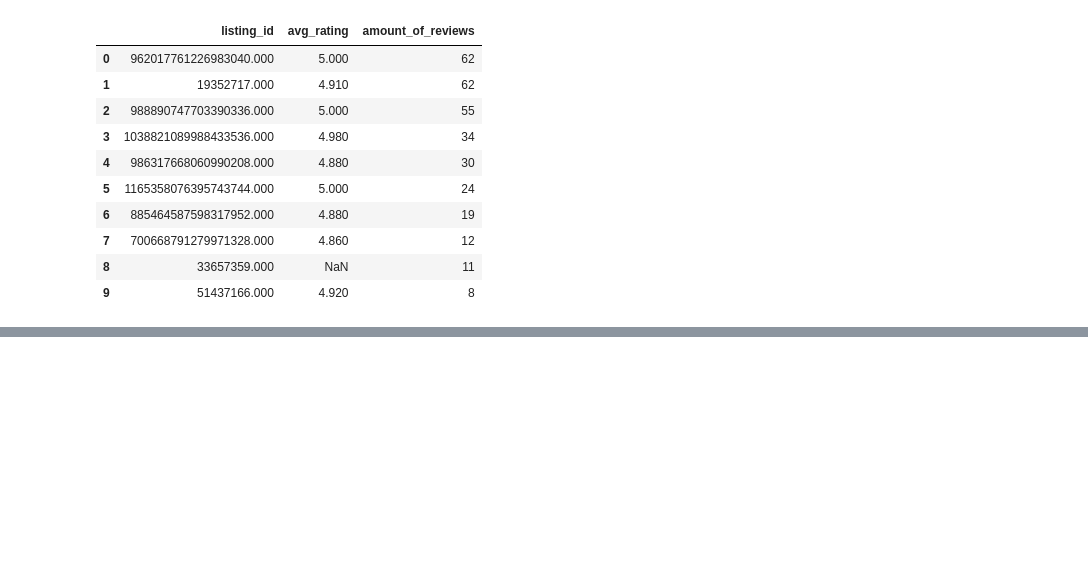
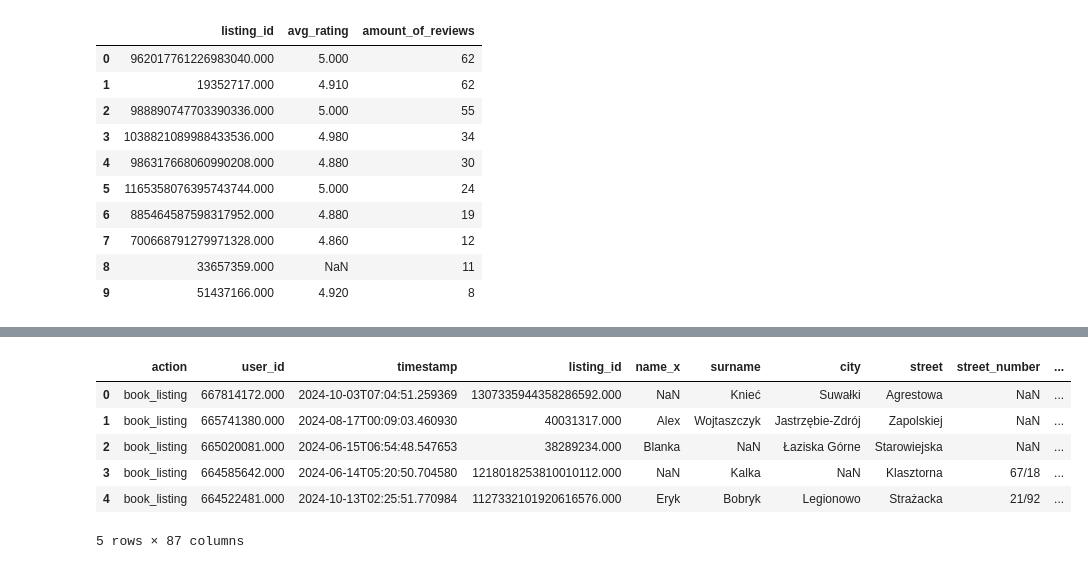
Before and after one commit to psiku/IUM-long-stay-insights, a Jupyter notebook: notebooks/data_v1_eda.ipynb, the cells around one changed output, grey strips where cells are left out. Saved outputs shown, nothing was run; the diff lists cells and outputs as text; code cells hidden in the pictures; blank space fills up the shorter version.

```diff
--- a/notebooks/data_v1_eda.ipynb
+++ b/notebooks/data_v1_eda.ipynb
@@ -1027,0 +1120,21 @@ listing_avg_scores.head(10)
+# %%
+df_2 = pd.merge(
+    df,
+    listings_dataframe,
+    how='inner',
+    left_on='listing_id',
+    right_on='id'
+)
+
+df_2.drop(columns=['id'], axis=1, inplace=True)
+
+df_2['booking_date'] = pd.to_datetime(df_2['timestamp']).dt.date
+df_2.head()
+# %% [output]
+|  | action | user_id | timestamp | listing_id | name_x | surname | city | street | street_number | ... |
+| 0 | book_listing | 667814172.000 | 2024-10-03T07:04:51.259369 | 1307335944358286592.000 | NaN | Knieć | Suwałki | Agrestowa | NaN | ... |
+| 1 | book_listing | 665741380.000 | 2024-08-17T00:09:03.460930 | 40031317.000 | Alex | Wojtaszczyk | Jastrzębie-Zdrój | Zapolskiej | NaN | ... |
+| 2 | book_listing | 665020081.000 | 2024-06-15T06:54:48.547653 | 38289234.000 | Blanka | NaN | Łaziska Górne | Starowiejska | NaN | ... |
+| 3 | book_listing | 664585642.000 | 2024-06-14T05:20:50.704580 | 1218018253810010112.000 | NaN | Kalka | NaN | Klasztorna | 67/18 | ... |
+| 4 | book_listing | 664522481.000 | 2024-10-13T02:25:51.770984 | 1127332101920616576.000 | Eryk | Bobryk | Legionowo | Strażacka | 21/92 | ... |
+5 rows × 87 columns
```
Also changed, not shown: parts of 16 cells of this notebook.
